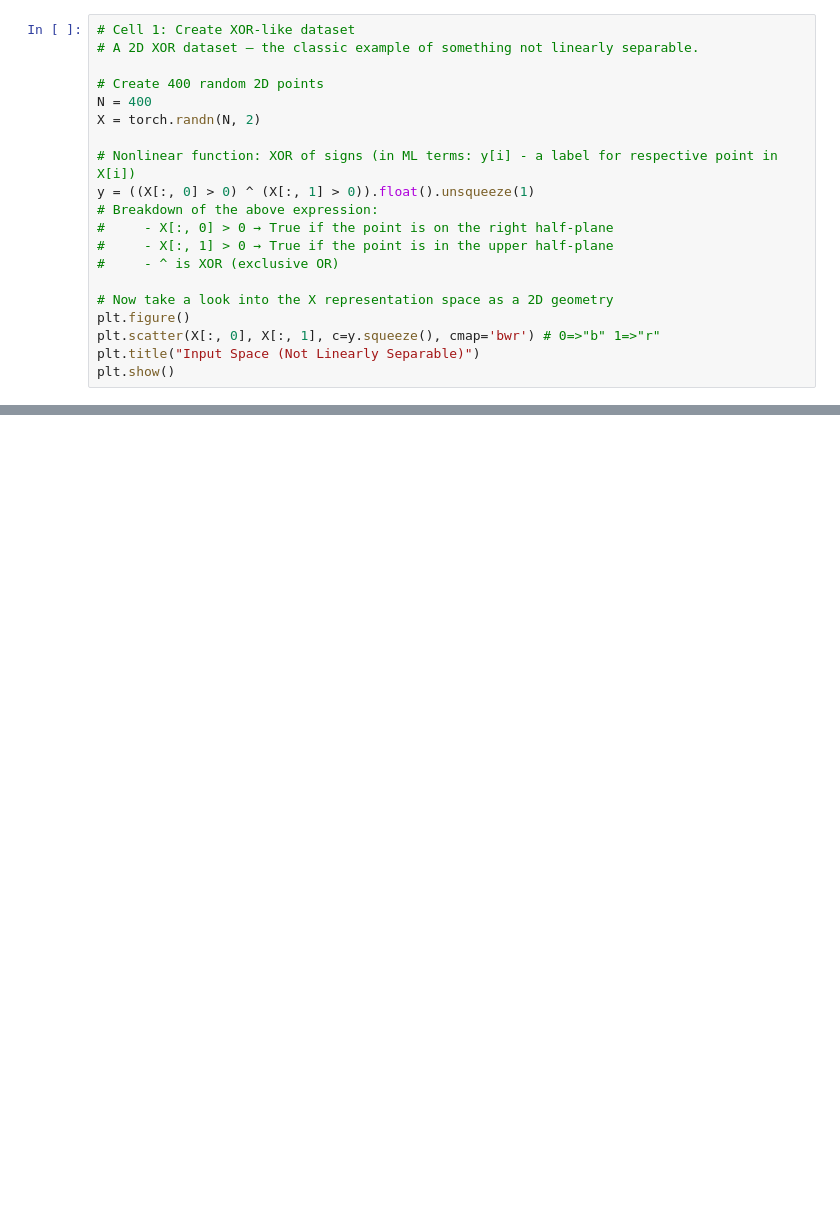
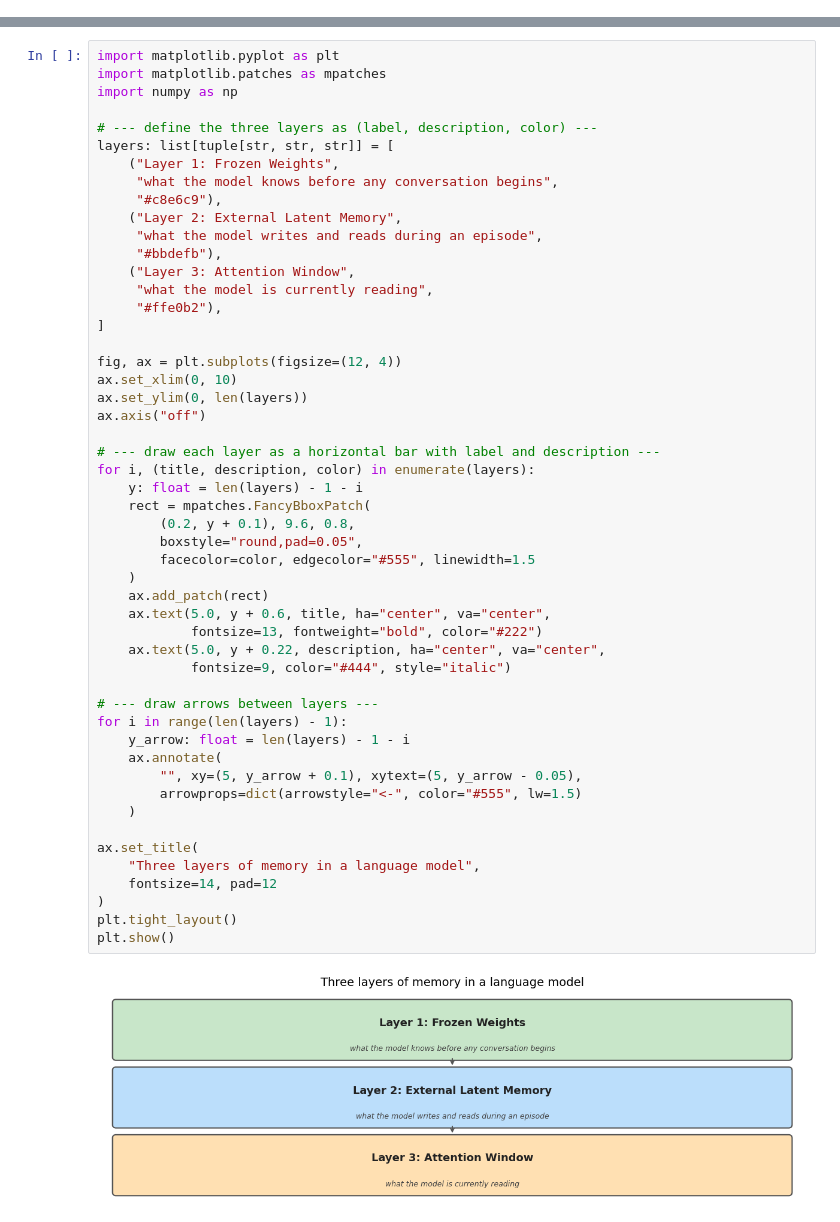
Before and after one commit to eveselov/ai_agents, a Jupyter notebook: lecture5_latent_memory/notebook5b.ipynb, the cells around one changed output, grey strips where cells are left out. Cells and saved outputs as stored; diff of their text form; blank space fills up the shorter version.

```diff
--- a/lecture5_latent_memory/notebook5b.ipynb
+++ b/lecture5_latent_memory/notebook5b.ipynb
@@ -85,20 +0,0 @@ This is crucial because it forces the network to build a **new representation sp
-# %%
-# Cell 1: Create XOR-like dataset
-# A 2D XOR dataset — the classic example of something not linearly separable.
-
-# Create 400 random 2D points
-N = 400
-X = torch.randn(N, 2)
-
-# Nonlinear function: XOR of signs (in ML terms: y[i] - a label for respective point in X[i])
-y = ((X[:, 0] > 0) ^ (X[:, 1] > 0)).float().unsqueeze(1)
-# Breakdown of the above expression:
-#     - X[:, 0] > 0 → True if the point is on the right half-plane
-#     - X[:, 1] > 0 → True if the point is in the upper half-plane
-#     - ^ is XOR (exclusive OR)
-
-# Now take a look into the X representation space as a 2D geometry
-plt.figure()
-plt.scatter(X[:, 0], X[:, 1], c=y.squeeze(), cmap='bwr') # 0=>"b" 1=>"r"
-plt.title("Input Space (Not Linearly Separable)")
-plt.show()
@@ -385,0 +31,53 @@ Deep learning = progressive linearization of useful features.
+# %%
+import matplotlib.pyplot as plt
+import matplotlib.patches as mpatches
+import numpy as np
+
+# --- define the three layers as (label, description, color) ---
+layers: list[tuple[str, str, str]] = [
+    ("Layer 1: Frozen Weights",
+     "what the model knows before any conversation begins",
+     "#c8e6c9"),
+    ("Layer 2: External Latent Memory",
+     "what the model writes and reads during an episode",
+     "#bbdefb"),
+    ("Layer 3: Attention Window",
+     "what the model is currently reading",
+     "#ffe0b2"),
+]
+
+fig, ax = plt.subplots(figsize=(12, 4))
+ax.set_xlim(0, 10)
+ax.set_ylim(0, len(layers))
+ax.axis("off")
+
+# --- draw each layer as a horizontal bar with label and description ---
+for i, (title, description, color) in enumerate(layers):
+    y: float = len(layers) - 1 - i
+    rect = mpatches.FancyBboxPatch(
+        (0.2, y + 0.1), 9.6, 0.8,
+        boxstyle="round,pad=0.05",
+        facecolor=color, edgecolor="#555", linewidth=1.5
+    )
+    ax.add_patch(rect)
+    ax.text(5.0, y + 0.6, title, ha="center", va="center",
+            fontsize=13, fontweight="bold", color="#222")
+    ax.text(5.0, y + 0.22, description, ha="center", va="center",
+            fontsize=9, color="#444", style="italic")
+
+# --- draw arrows between layers ---
+for i in range(len(layers) - 1):
+    y_arrow: float = len(layers) - 1 - i
+    ax.annotate(
+        "", xy=(5, y_arrow + 0.1), xytext=(5, y_arrow - 0.05),
+        arrowprops=dict(arrowstyle="<-", color="#555", lw=1.5)
+    )
+
+ax.set_title(
+    "Three layers of memory in a language model",
+    fontsize=14, pad=12
+)
+plt.tight_layout()
+plt.show()
+# %% [output]
+[figure, added]
```
Also changed, not shown: parts of 68 cells of this notebook, 4 other files.
